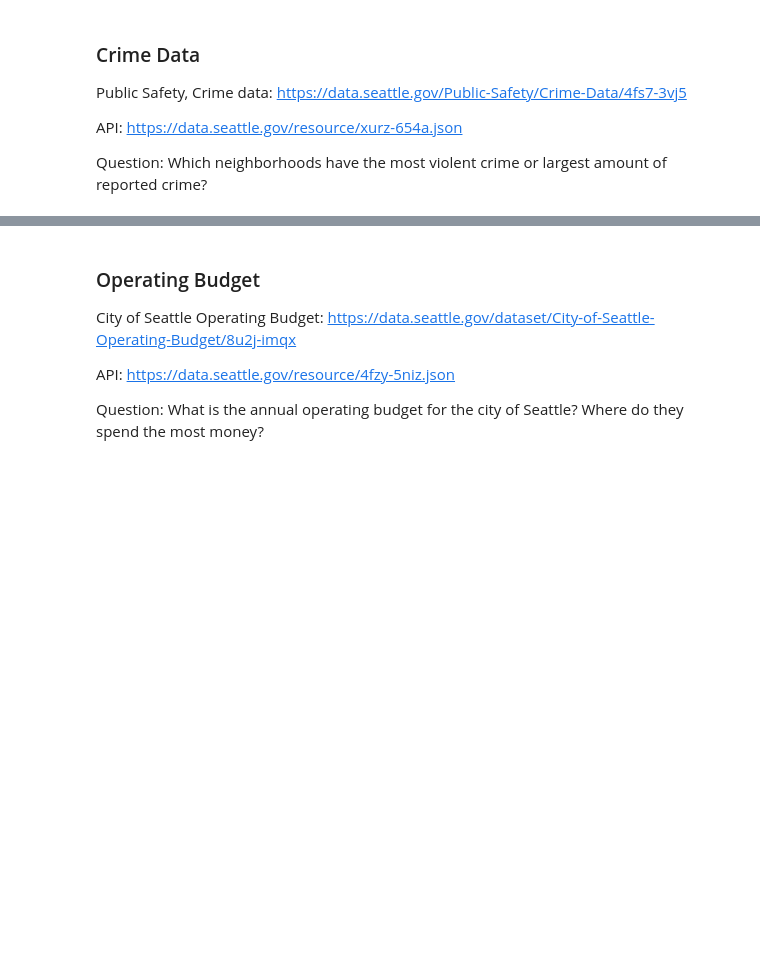
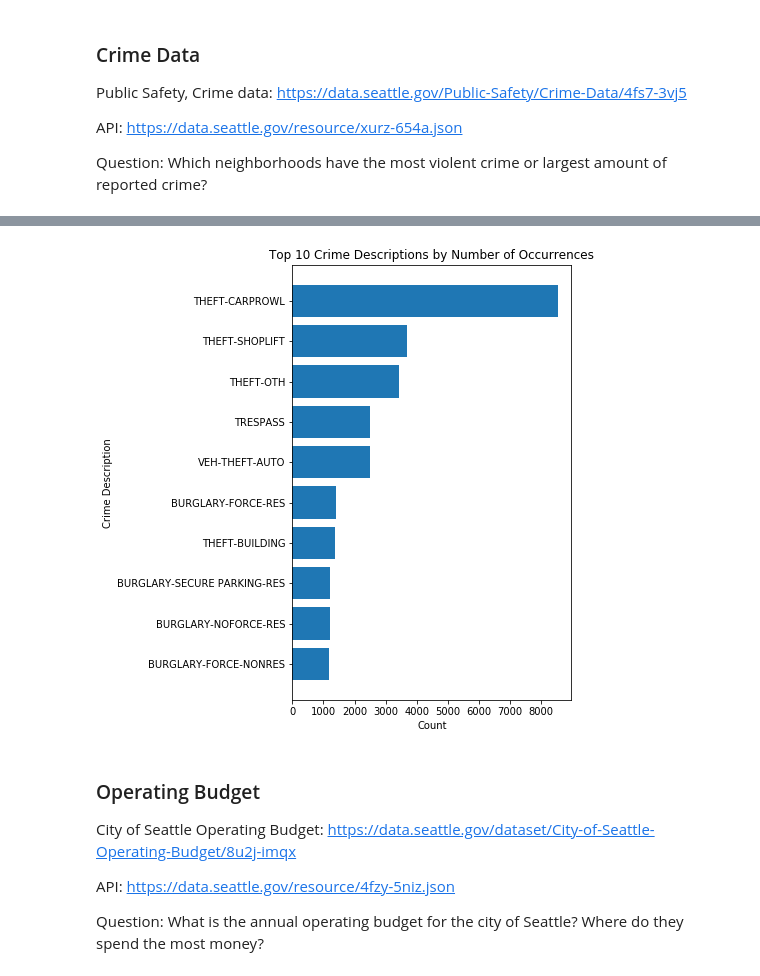
Before and after one commit to chrispmaag/plotly_open_city_data_api, a Jupyter notebook: Plotly_Open_City_Data_API.ipynb, the cells around one changed output, grey strips where cells are left out. Cells and saved outputs as stored; diff of their text form; code cells hidden in the pictures; blank space fills up the shorter version.

```diff
--- a/Plotly_Open_City_Data_API.ipynb
+++ b/Plotly_Open_City_Data_API.ipynb
@@ -55,0 +128,6 @@ seattle_crime.head()
+# %%
+# This contains really old data, so need to filter reported_date to just 2018
+crime_url = 'https://data.seattle.gov/resource/xurz-654a.json?$where=reported_date >= "2018-01-01" order by reported_date limit 50000'
+seattle_crime = open_data_to_df(crime_url)
+seattle_crime['reported_date'] = pd.to_datetime(seattle_crime['reported_date'])
+seattle_crime.head()
@@ -55,0 +167,4 @@ seattle_crime.head()
+# %%
+crime = seattle_crime[['crime_description', 'precinct']].groupby('crime_description').count().reset_index().sort_values('precinct', ascending=False)[:10]
+crime.columns = ['crime_description', 'count']
+crime
@@ -56,3 +183,11 @@ seattle_crime.head()
+# %%
+plt.figure(figsize=(5,8))
+plt.barh(crime['crime_description'][::-1], crime['count'][::-1])
+plt.title('Top 10 Crime Descriptions by Number of Occurrences')
+plt.ylabel('Crime Description')
+plt.xlabel('Count');
+# %% [output]
+[figure, added]
 # %% [markdown]
 ### Operating Budget
 City of Seattle Operating Budget: https://data.seattle.gov/dataset/City-of-Seattle-Operating-Budget/8u2j-imqx
```
Also changed, not shown: parts of 26 cells of this notebook.
